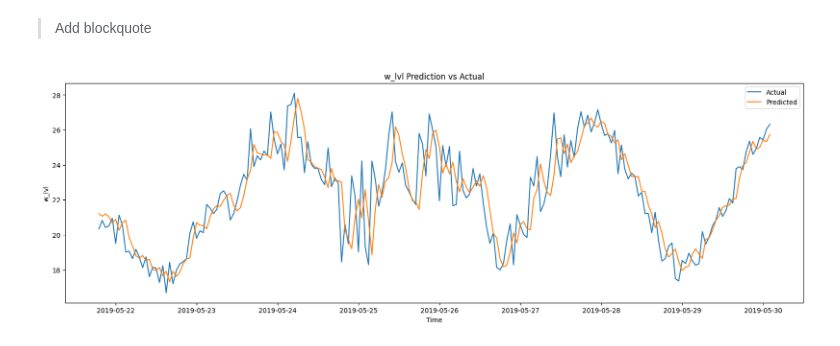
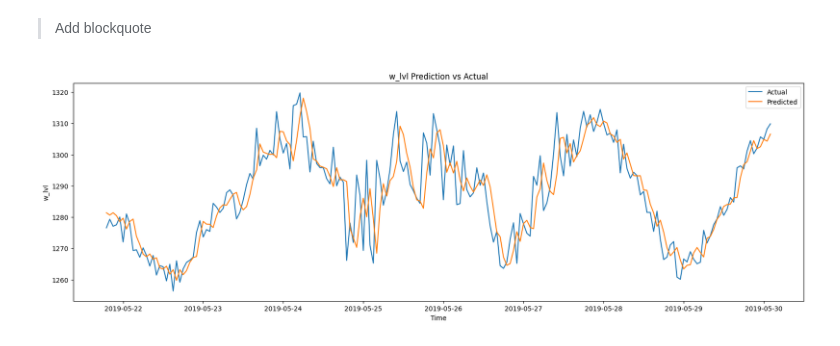
Before and after one commit to hpereira1/a, a Jupyter notebook: LSTM_tides_floripa.ipynb, the cells around one changed output. Saved outputs shown, nothing was run; the diff lists cells and outputs as text; code cells hidden in the pictures.

```diff
--- a/LSTM_tides_floripa.ipynb
+++ b/LSTM_tides_floripa.ipynb
@@ -306,7 +306,7 @@ true_waterlvl = scaler.inverse_transform(test_y_copies)[:,0]
 # predicted values
 prediction = best_model.predict(test_x)
 prediction_copies = np.repeat(prediction, 7, axis=-1)
-predicted_temp = scaler.inverse_transform(prediction_copies)[:,1]
+predicted_wtlvl = scaler.inverse_transform(prediction_copies)[:,0]
 # %% [output]
 261/261 ━━━━━━━━━━━━━━━━━━━━ 1s 5ms/step
 # %% [markdown]
@@ -316,12 +316,12 @@ predicted_temp = scaler.inverse_transform(prediction_copies)[:,1]
 # %%
 # Plotting predicted and actual temperatures
 plt.figure(figsize=(20, 6))
-plt.plot(df_final.index[-200:], true_temp[-200:], label='Actual')
-plt.plot(df_final.index[-200:], predicted_temp[-200:], label='Predicted')
+plt.plot(df_final.index[-200:], true_waterlvl[-200:], label='Actual')
+plt.plot(df_final.index[-200:], predicted_wtlvl[-200:], label='Predicted')
 plt.title('w_lvl Prediction vs Actual')
 plt.xlabel('Time')
 plt.ylabel('w_lvl')
 plt.legend()
 plt.show()
 # %% [output]
-[figure, old version]
+[figure, new version]
```
